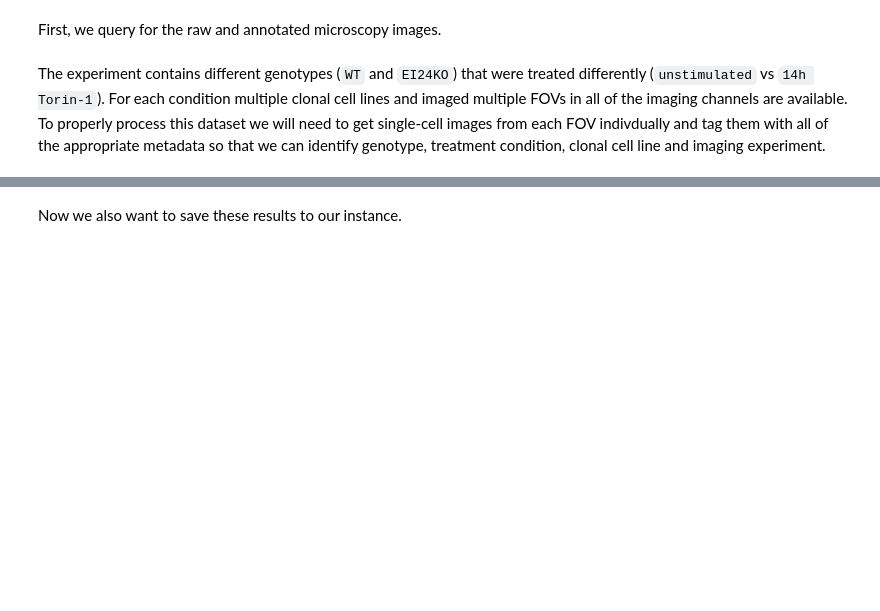
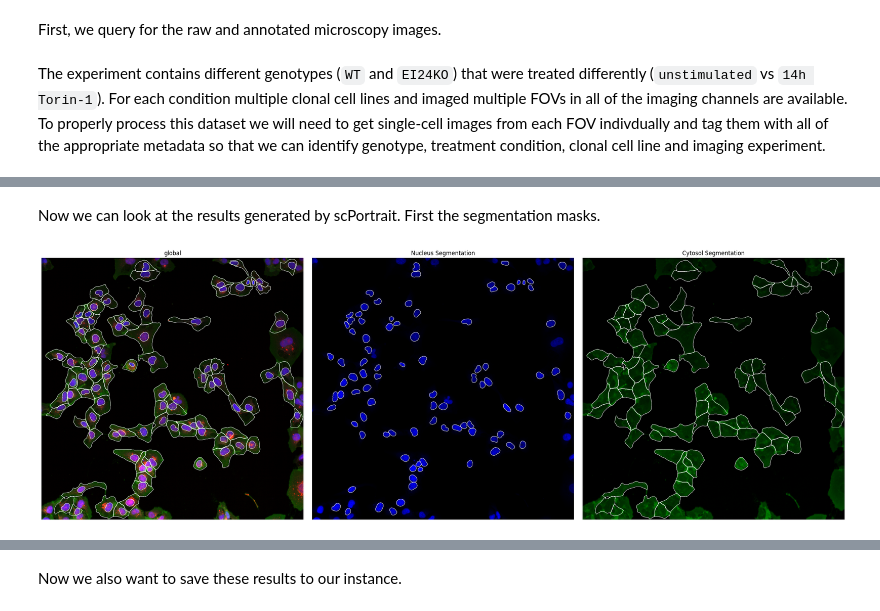
Before and after one commit to laminlabs/lamin-usecases, a Jupyter notebook: docs/imaging2.ipynb, the cells around one changed output, grey strips where cells are left out. Cells and saved outputs as stored; diff of their text form; code cells hidden in the pictures; blank space fills up the shorter version.

```diff
--- a/docs/imaging2.ipynb
+++ b/docs/imaging2.ipynb
@@ -229,0 +143,6 @@ fig.tight_layout()
+# %% [markdown]
+Now we can look at the results generated by scPortrait. First the segmentation masks.
+# %%
+project.plot_segmentation_masks()
+# %% [output]
+[figure, added]
```
Also changed, not shown: parts of 26 cells of this notebook, 4 other files.
